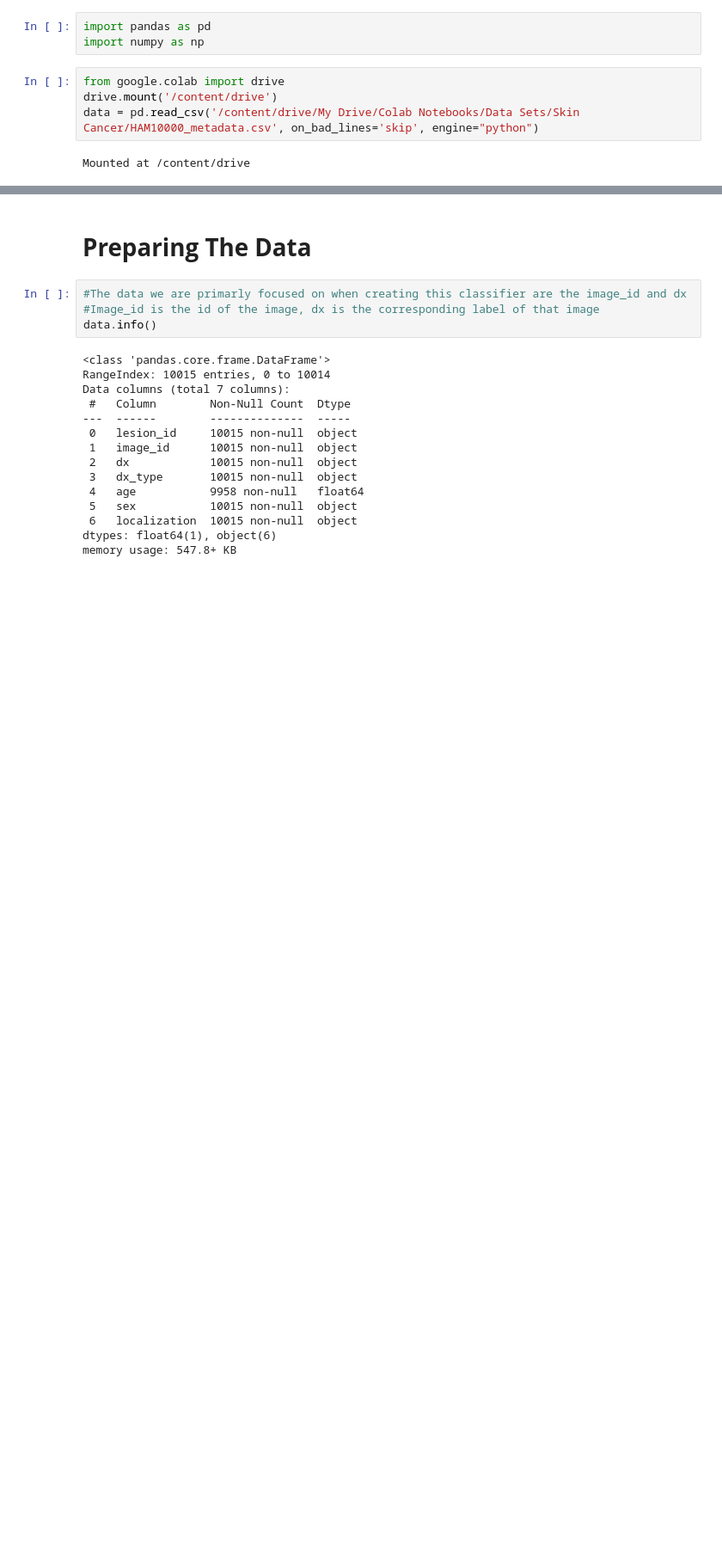
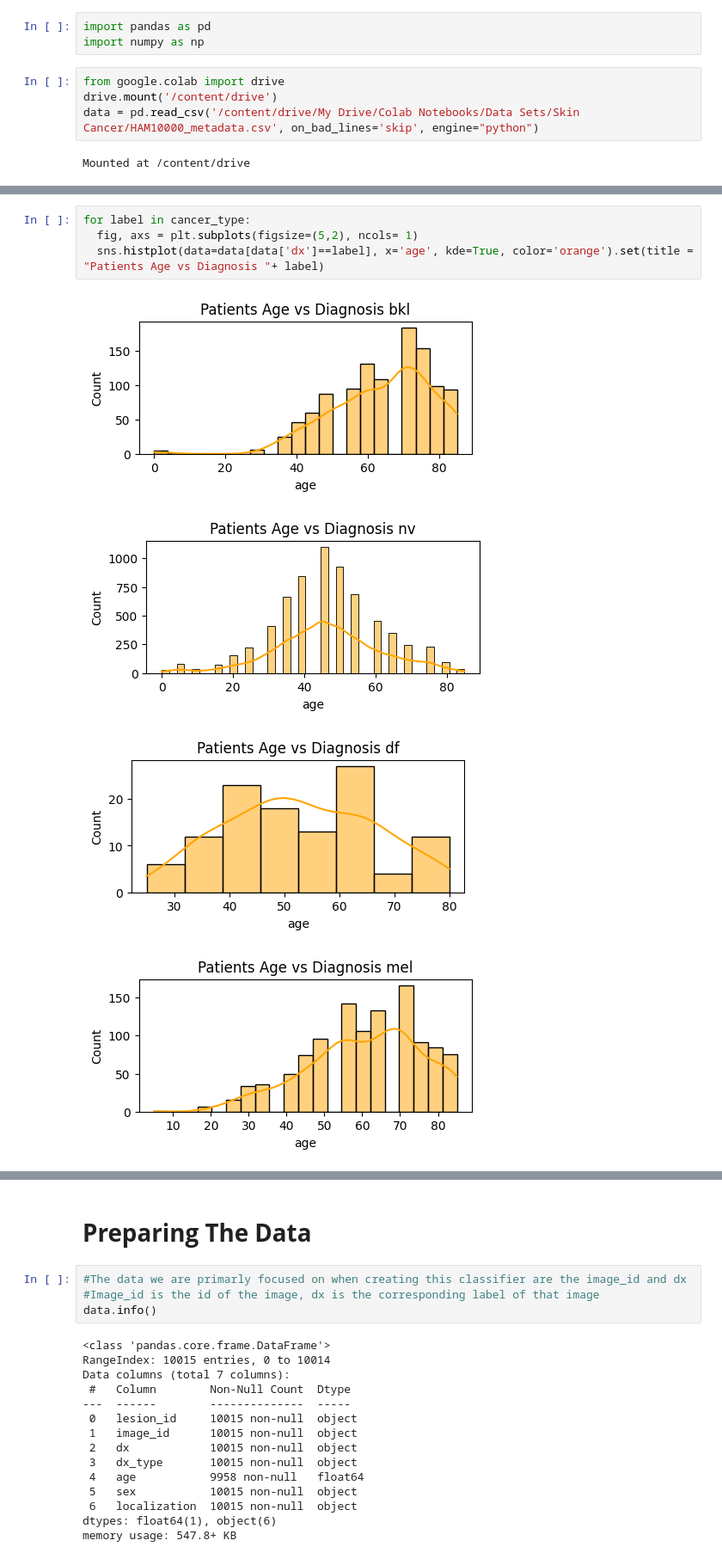
Before and after one commit to Tony-TTran/Machine-Learning-Projects, a Jupyter notebook: Skin_Cancer_Detection.ipynb, the cells around one changed output, grey strips where cells are left out. Shown at 86% size. Saved outputs shown, nothing was run; the diff lists cells and outputs as text; blank space fills up the shorter version.

```diff
--- a/Skin_Cancer_Detection.ipynb
+++ b/Skin_Cancer_Detection.ipynb
@@ -11,0 +55,9 @@ Mounted at /content/drive
+# %%
+for label in cancer_type:
+  fig, axs = plt.subplots(figsize=(5,2), ncols= 1)
+  sns.histplot(data=data[data['dx']==label], x='age', kde=True, color='orange').set(title = "Patients Age vs Diagnosis "+ label)
+# %% [output]
+[figure, added]
+[figure, added]
+[figure, added]
+[figure, added]
```
Also changed, not shown: parts of 6 cells of this notebook.
